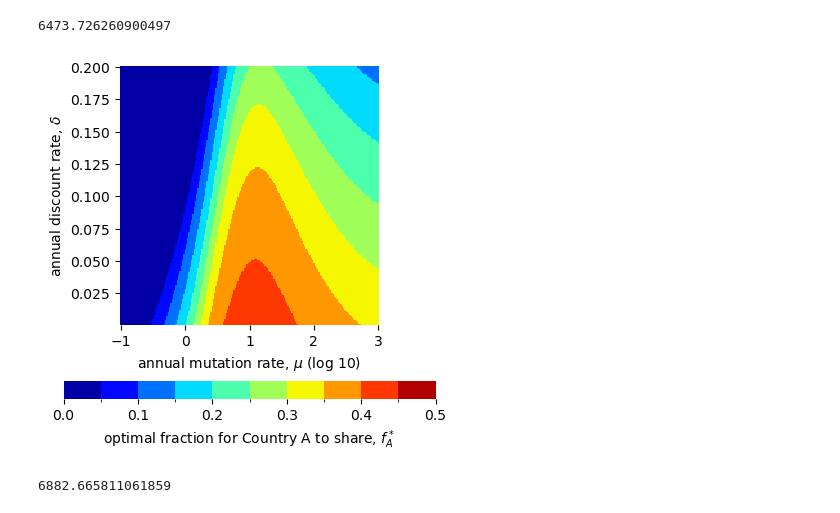
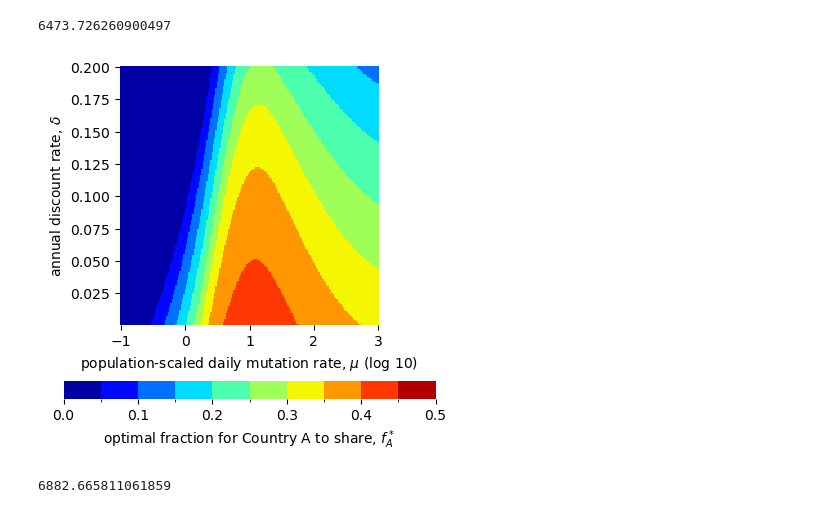
Before and after one commit to freedmanari/vaccine_nationalism, a Jupyter notebook: vaccine_nationalism.ipynb, the cells around one changed output. Drawn from its saved outputs; the diff is of its cells as text; code cells hidden in the pictures.

Commit message:
minor change to deltas figure

```diff
--- a/vaccine_nationalism.ipynb
+++ b/vaccine_nationalism.ipynb
@@ -585,12 +585,12 @@ print(time2 - time1)
 6473.726260900497
 # %%
 plot_heatmap('log10mu','delta','f_A_min',frac_values=True,
-             xlabel='annual mutation rate, $\mu$ (log 10)', ylabel='annual discount rate, $\delta$',
+             xlabel='population-scaled daily mutation rate, $\mu$ (log 10)', ylabel='annual discount rate, $\delta$',
              legend_title='optimal fraction for Country A to share, $f_A^*$', colorbar_shrink=.75)
 
 # plt.savefig('figures/roughs/log10mu_delta.png', bbox_inches='tight', dpi=1200)
 # %% [output]
-[figure, old version]
+[figure, new version]
 # %%
 ### for figure R0s
 ### or supplementary figure deltas_low_sigma if sigma set to .9
```
Also changed, not shown: 1 other file.
